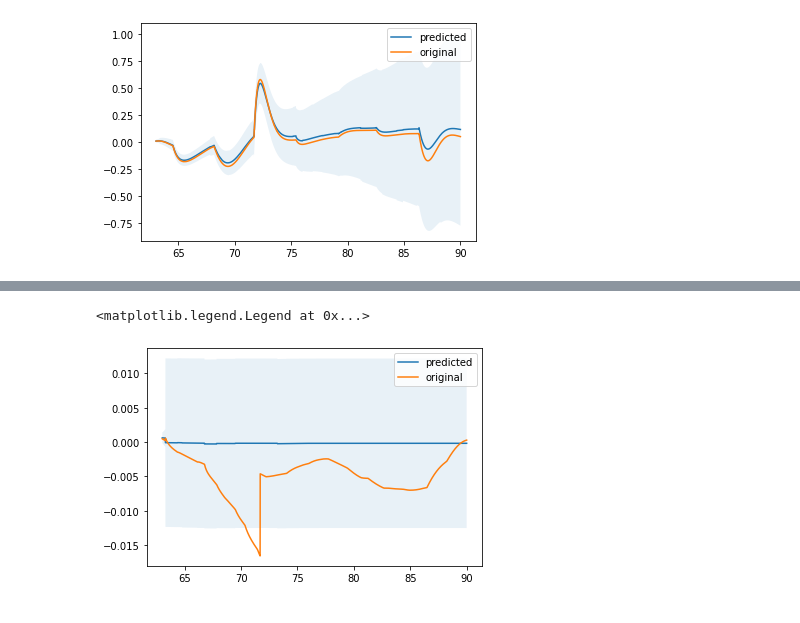
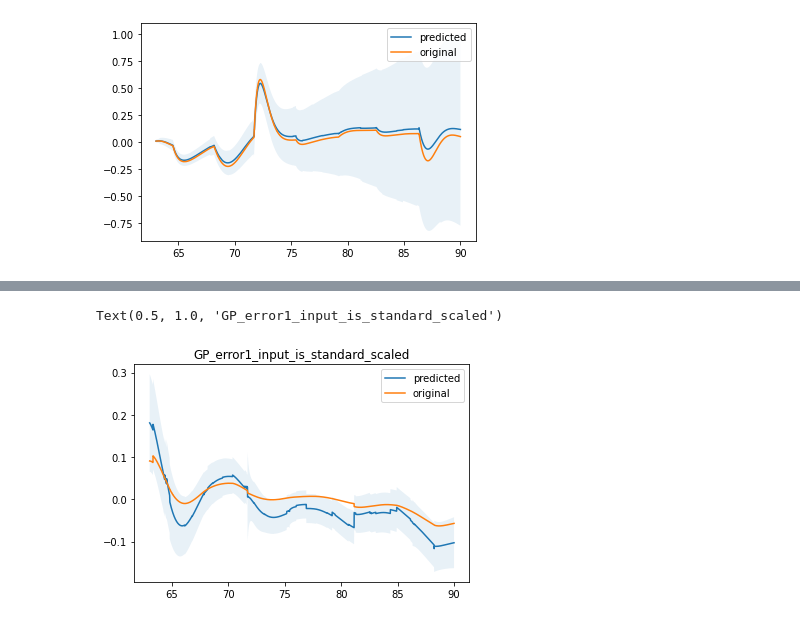
Before and after one commit to bharadwaj1098/Auto, a Jupyter notebook: haptic_graph.ipynb, the cells around one changed output, grey strips where cells are left out. Cells and saved outputs as stored; diff of their text form; code cells hidden in the pictures.

```diff
--- a/haptic_graph.ipynb
+++ b/haptic_graph.ipynb
@@ -207,0 +252,4 @@ plt.legend(["predicted", "original"])
+# %%
+rfr.fit(ss.fit_transform(X_train), y_train)
+z1 = rfr.predict(ss.fit_transform(X_test))
+compare(z1, "Random_Forest_Regression")
@@ -207,0 +258,4 @@ plt.legend(["predicted", "original"])
+# %%
+etr.fit(ss.fit_transform(X_train), y_train)
+z1 = etr.predict(ss.fit_transform(X_test))
+compare(z1, "Extra Tree Regressor")
@@ -207,0 +264,4 @@ plt.legend(["predicted", "original"])
+# %%
+gbr.fit(ss.fit_transform(X_train), y_train)
+z1 = gbr.predict(ss.fit_transform(X_test))
+compare(z1, "Gradient Boost Regressor")
@@ -208,35 +270,23 @@ plt.legend(["predicted", "original"])
 # %%
-df = pd.read_csv('sim_1.csv')
-
-imp_colums = ["time_step", "force", "mass", "K", "B","actual_disp", "actual_vel", "actual_acc", "G(x)"]
-
-
-for i in df.columns:
-    if i not in imp_colums:
-        df = df.drop([i], axis=1)
-
-X_train = df.iloc[:6302, :8]
-y_train = df.iloc[:6302, 8:]
-X_test = df.iloc[6302:, :8]
-y_test = df.iloc[6302:, 8:]
-
 from sklearn.gaussian_process import GaussianProcessRegressor
 from sklearn.gaussian_process.kernels import ConstantKernel, RBF
 
 rbf = ConstantKernel(1.0, (1e-1, 1e3) ) * RBF(10, (1e-3, 1e3))
 
-gpr = GaussianProcessRegressor(kernel=rbf, alpha=0.1, normalize_y = True)
+gpr = GaussianProcessRegressor(kernel=rbf, alpha=0.1, normalize_y=True)
 
-gpr.fit(X_train, y_train)
+gpr.fit(ss.fit_transform(X_train), y_train)
 params = gpr.kernel_.get_params()
-mu_s, cov_s = gpr.predict(X_test, return_cov=True)
+mu_s, cov_s = gpr.predict(ss.fit_transform(X_test), return_cov=True)
 
 mu_s = mu_s.ravel()
 std = 1.96 * np.sqrt(np.diag(cov_s))
-plt.plot(X_test['time_step'], mu_s)
-plt.plot(X_test['time_step'], y_test)
-plt.fill_between(X_test['time_step'], mu_s + std, mu_s - std, alpha = 0.1)
+
+plt.plot(X_test['time_step_H'], mu_s)
+plt.plot(X_test['time_step_H'], y_test)
+plt.fill_between(X_test['time_step_H'], mu_s + std, mu_s - std, alpha = 0.1)
 plt.legend(["predicted", "original"])
+plt.title('GP_error1_input_is_standard_scaled')
 # %% [output]
-<matplotlib.legend.Legend at 0x...>
+Text(0.5, 1.0, 'GP_error1_input_is_standard_scaled')
-[figure, old version]
+[figure, new version]
```
Also changed, not shown: parts of 19 cells of this notebook, 3 other files.
